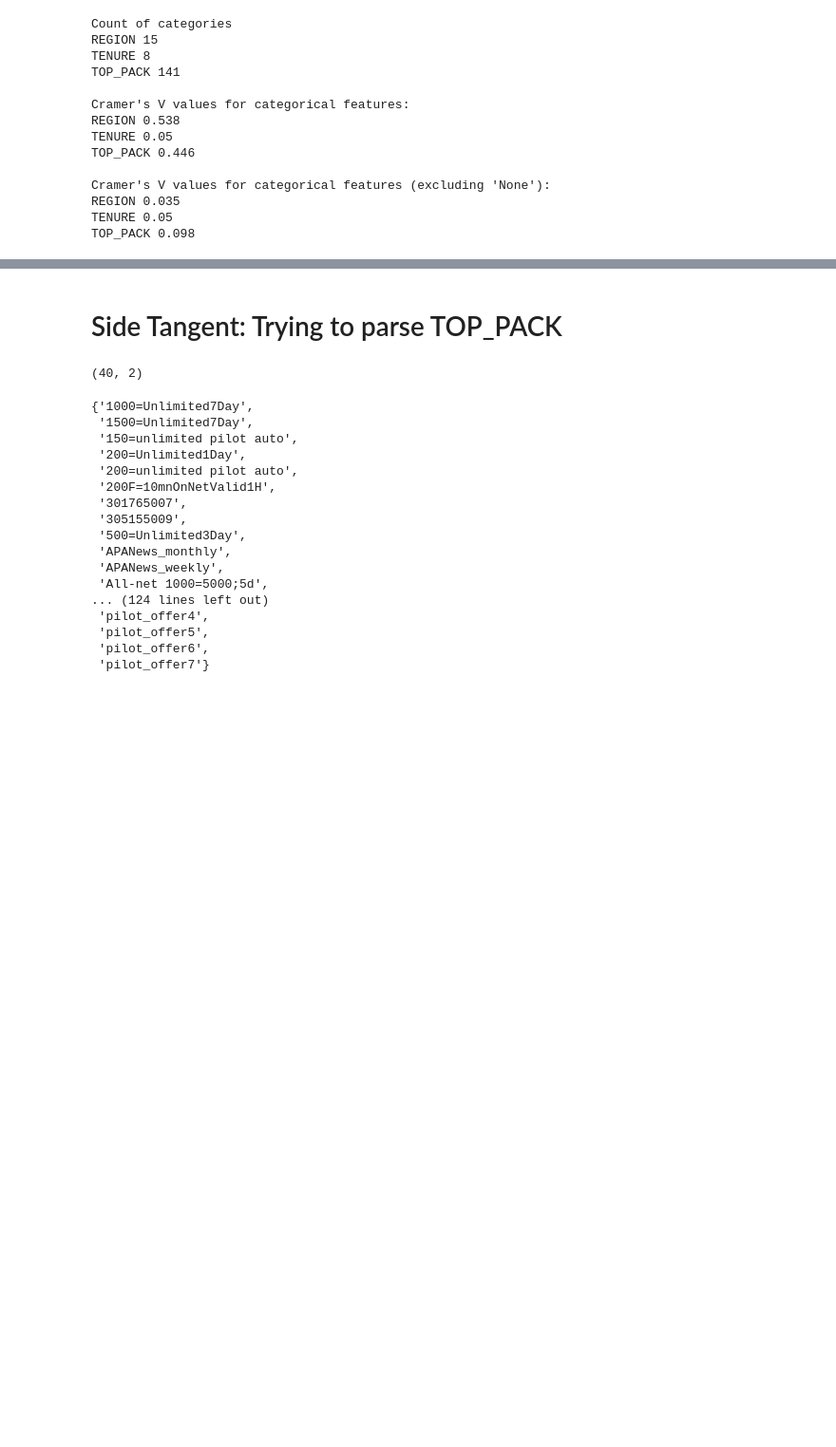
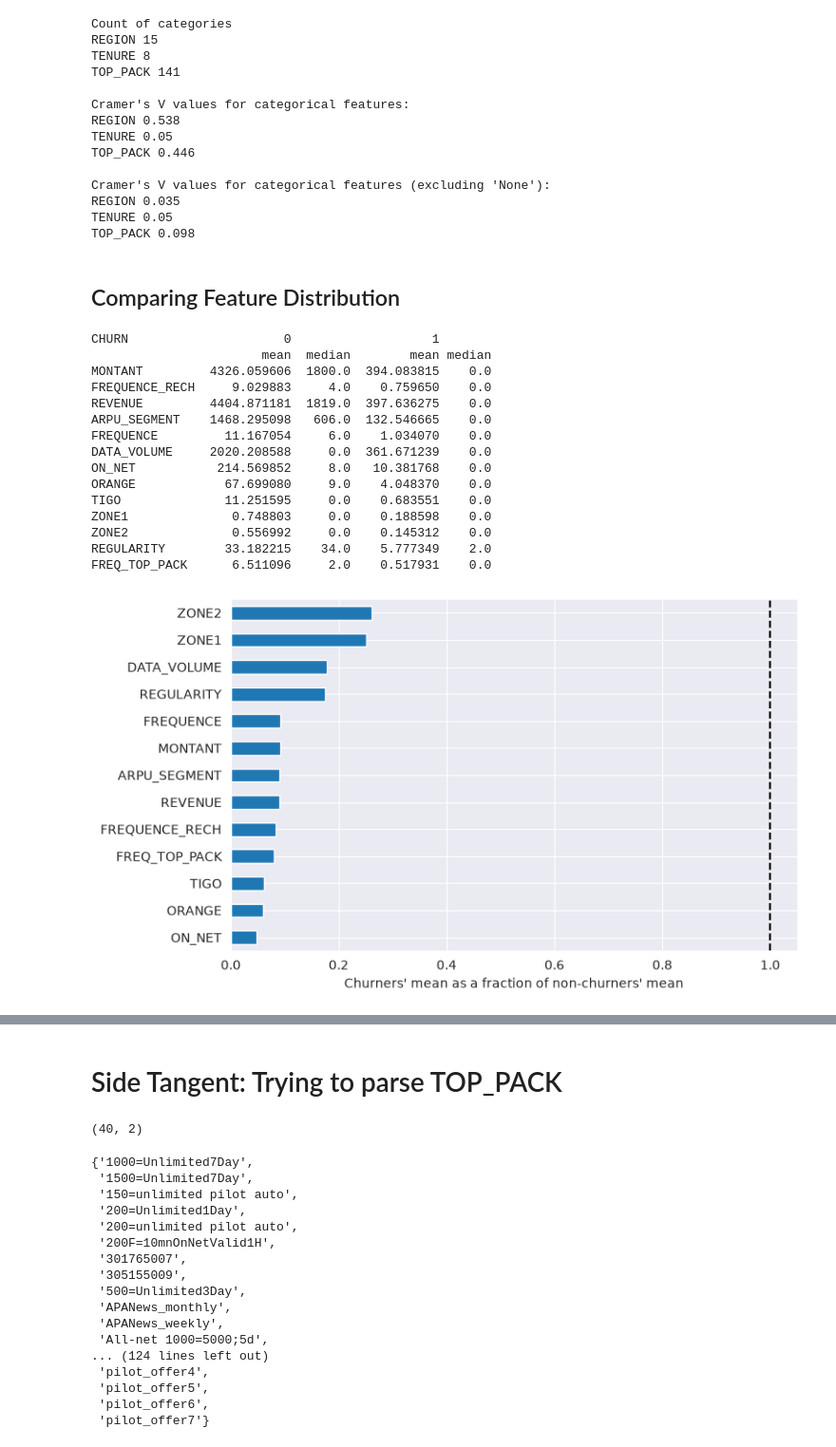
Before and after one commit to alimuratov/ml7101-expresso-churn-prediction, a Jupyter notebook: Starter/StarterNotebook.ipynb, the cells around one changed output, grey strips where cells are left out. Shown at 95% size. Drawn from its saved outputs; the diff is of its cells as text; code cells hidden in the pictures; blank space fills up the shorter version.

Commit message:
Check distribution drift between train churn 0 vs churn 1 and train vs test

```diff
--- a/Starter/StarterNotebook.ipynb
+++ b/Starter/StarterNotebook.ipynb
@@ -428,3 +432,41 @@ Cramer's V values for categorical features (excluding 'None'):
 REGION 0.035
 TENURE 0.05
 TOP_PACK 0.098
+# %% [markdown]
+## Comparing Feature Distribution
+# %%
+# Train with churn 0 vs churn 1
+# Numeric features: Drift in mean and median
+num_report = train_X[num_cols].groupby(train_y).agg(["mean", "median"]).T.unstack()
+
+import matplotlib.pyplot as plt
+
+print(num_report)
+
+means = num_report.xs("mean", axis=1, level=1)      # columns: 0 and 1
+
+ratio = (means[1] / means[0]).sort_values()
+ax = ratio.plot.barh(figsize=(8, 5))
+ax.axvline(1, color="black", linestyle="--")
+ax.set_xlabel("Churners' mean as a fraction of non-churners' mean")
+plt.show()
+
+# No obvious IDENTICAL distribution. Maybe Zone1 and Zone2? But, eh, for now... yeah.
+# There's some obvious drifts that do indicate importance though.
+# %% [output]
+CHURN                     0                   1
+                       mean  median        mean median
+MONTANT         4326.059606  1800.0  394.083815    0.0
+FREQUENCE_RECH     9.029883     4.0    0.759650    0.0
+REVENUE         4404.871181  1819.0  397.636275    0.0
+ARPU_SEGMENT    1468.295098   606.0  132.546665    0.0
+FREQUENCE         11.167054     6.0    1.034070    0.0
+DATA_VOLUME     2020.208588     0.0  361.671239    0.0
+ON_NET           214.569852     8.0   10.381768    0.0
+ORANGE            67.699080     9.0    4.048370    0.0
+TIGO              11.251595     0.0    0.683551    0.0
+ZONE1              0.748803     0.0    0.188598    0.0
+ZONE2              0.556992     0.0    0.145312    0.0
+REGULARITY        33.182215    34.0    5.777349    2.0
+FREQ_TOP_PACK      6.511096     2.0    0.517931    0.0
+[figure, added]
```
Also changed, not shown: parts of 4 cells of this notebook.
